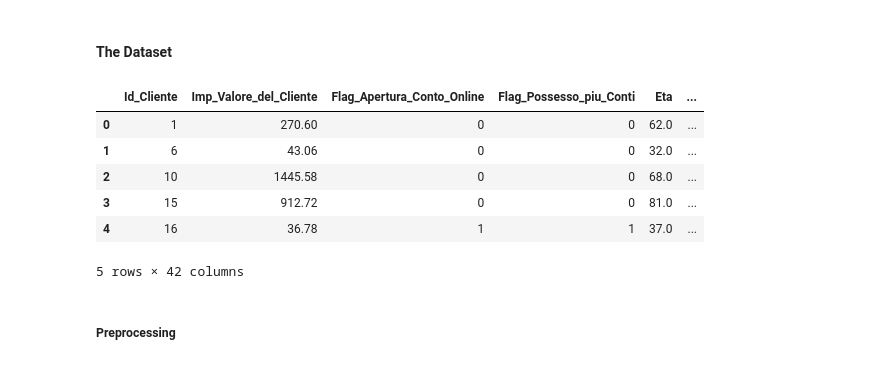
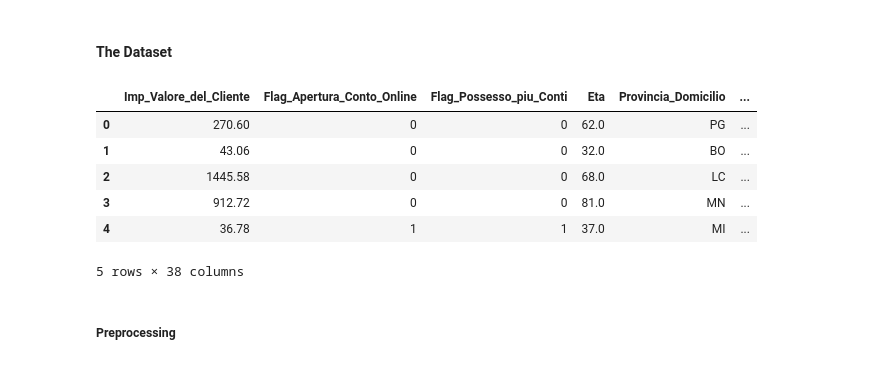
Before and after one commit to emanueleiacca/Analysis-on-Churn-Banking-Modeling-Dataset, a Jupyter notebook: Competition/competition model.ipynb, the cells around one changed output. Drawn from its saved outputs; the diff is of its cells as text; code cells hidden in the pictures.

```diff
--- a/Competition/competition model.ipynb
+++ b/Competition/competition model.ipynb
@@ -27,18 +27,18 @@ c:\Users\maria\AppData\Local\Programs\Python\Python312\python.exe
 # %% [markdown]
 #### The Dataset
 # %%
-df = pd.read_csv(r"Churn_Banking_competition.csv") # Data cleaning and feature engineering done in Feature_Engineering.ipynb
+df = pd.read_csv(r"Churn_clean_competition.csv") # Data cleaning and feature engineering done in Feature_Engineering.ipynb
 df['Imp_Liquidita_Attuale']=df['Imp_Liquidit�_Attuale']
 df=df.drop(columns=['Imp_Liquidit�_Attuale'])
 df.head()
 # %% [output]
-|  | Id_Cliente | Imp_Valore_del_Cliente | Flag_Apertura_Conto_Online | Flag_Possesso_piu_Conti | Eta | ... |
-| 0 | 1 | 270.60 | 0 | 0 | 62.0 | ... |
-| 1 | 6 | 43.06 | 0 | 0 | 32.0 | ... |
-| 2 | 10 | 1445.58 | 0 | 0 | 68.0 | ... |
-| 3 | 15 | 912.72 | 0 | 0 | 81.0 | ... |
-| 4 | 16 | 36.78 | 1 | 1 | 37.0 | ... |
+|  | Imp_Valore_del_Cliente | Flag_Apertura_Conto_Online | Flag_Possesso_piu_Conti | Eta | Provincia_Domicilio | ... |
+| 0 | 270.60 | 0 | 0 | 62.0 | PG | ... |
+| 1 | 43.06 | 0 | 0 | 32.0 | BO | ... |
+| 2 | 1445.58 | 0 | 0 | 68.0 | LC | ... |
+| 3 | 912.72 | 0 | 0 | 81.0 | MN | ... |
+| 4 | 36.78 | 1 | 1 | 37.0 | MI | ... |
-5 rows × 42 columns
+5 rows × 38 columns
 # %% [markdown]
 ##### Preprocessing
 # %%
```
